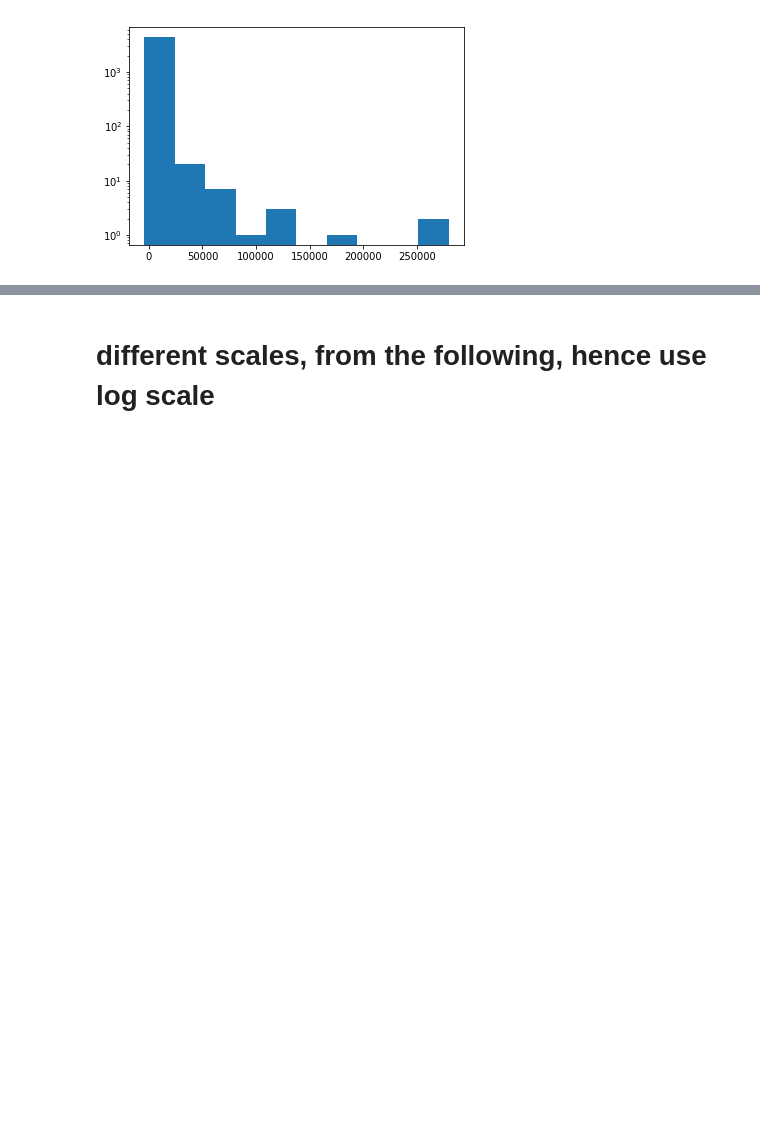
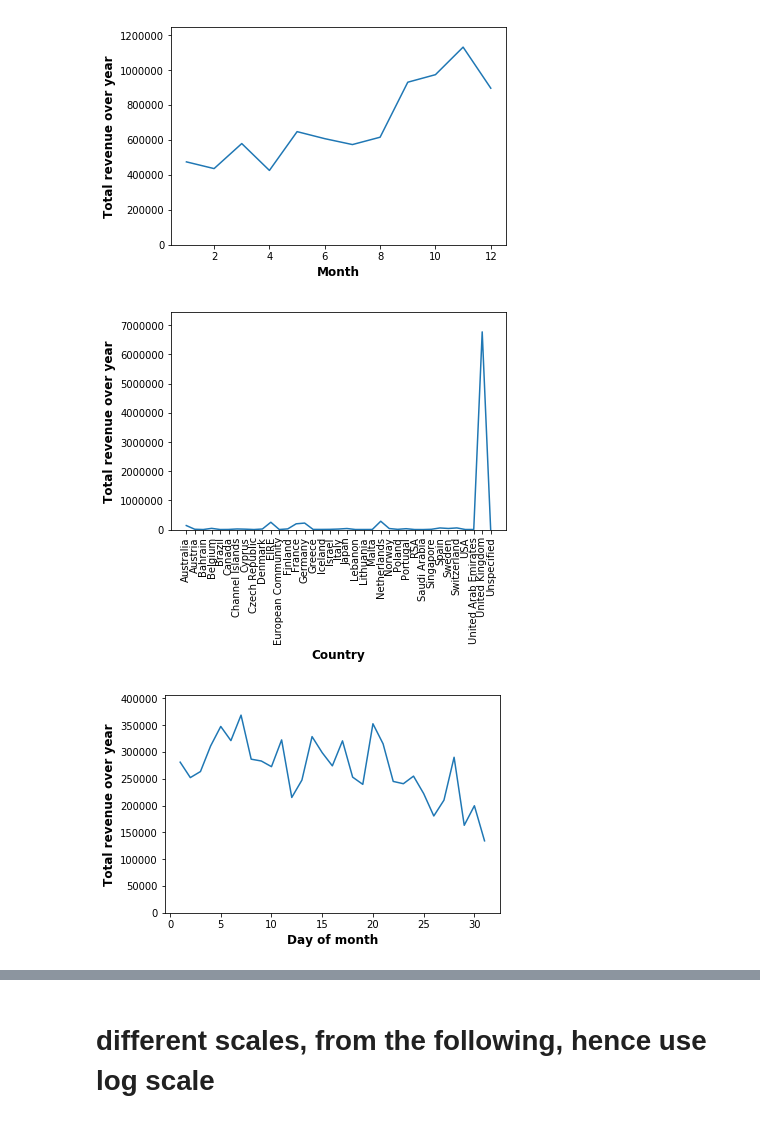
Before and after one commit to leexa90/E-commece-Data-Science, a Jupyter notebook: Untitled_cluster.ipynb, the cells around one changed output, grey strips where cells are left out. Drawn from its saved outputs; the diff is of its cells as text; code cells hidden in the pictures; blank space fills up the shorter version.

```diff
--- a/Untitled_cluster.ipynb
+++ b/Untitled_cluster.ipynb
@@ -59,5 +57,49 @@ print data.head()
-# %%
-temp = data.groupby(['CustomerID',])['TotalRevenue'].apply(sum).reset_index(drop=False)
-plt.hist(temp.TotalRevenue);plt.yscale('log');plt.show()
-# %% [output]
-[figure, removed]
+# %%
+
+#exploratory statistics
+temp  = data.groupby(['Month'])['TotalRevenue'].apply(np.sum)
+plt.plot(temp);
+plt.ylim(0,1.1*max(temp.values))
+plt.ylabel('Total revenue over year',fontsize=12,fontweight='bold');
+plt.xlabel('Month',fontsize=12,fontweight='bold');
+plt.show()
+#exploratory statistics
+temp  = data.groupby(['Country'])['TotalRevenue'].apply(np.sum)
+plt.plot(temp);
+plt.ylim(0,1.1*max(temp.values))
+plt.ylabel('Total revenue over year',fontsize=12,fontweight='bold');
+plt.xlabel('Country',fontsize=12,fontweight='bold');
+plt.xticks(temp.index,temp.index,rotation=90)
+plt.show()
+#exploratory statistics
+temp  = data.groupby(['Day'])['TotalRevenue'].apply(np.sum)
+plt.plot(temp);
+plt.ylim(0,1.1*max(temp.values))
+plt.ylabel('Total revenue over year',fontsize=12,fontweight='bold');
+plt.xlabel('Day of month',fontsize=12,fontweight='bold');
+plt.show()
+#exploratory statistics
+temp  = data.groupby(['Day_week'])['TotalRevenue'].apply(np.sum)
+plt.plot(temp);
+plt.ylim(0,1.1*max(temp.values))
+plt.ylabel('Total revenue over year',fontsize=12,fontweight='bold');
+plt.xlabel('Day of week',fontsize=12,fontweight='bold');
+plt.show()
+#exploratory statistics
+temp  = data.groupby(['Hour'])['TotalRevenue'].apply(np.sum)
+plt.plot(temp);
+plt.ylim(0,1.1*max(temp.values))
+plt.ylabel('Total revenue over year',fontsize=12,fontweight='bold');
+plt.xlabel('Hour',fontsize=12,fontweight='bold');
+plt.show()
+#exploratory statistics
+temp  = data.groupby(['Min'])['TotalRevenue'].apply(np.sum)
+plt.plot(temp);
+plt.ylim(0,1.1*max(temp.values))
+plt.ylabel('Total revenue over year',fontsize=12,fontweight='bold');
+plt.xlabel('Min',fontsize=12,fontweight='bold');
+plt.show()
+# %% [output]
+[figure, added]
+[figure, added]
+[figure, added]
```
Also changed, not shown: parts of 22 cells of this notebook, 2 other files.
